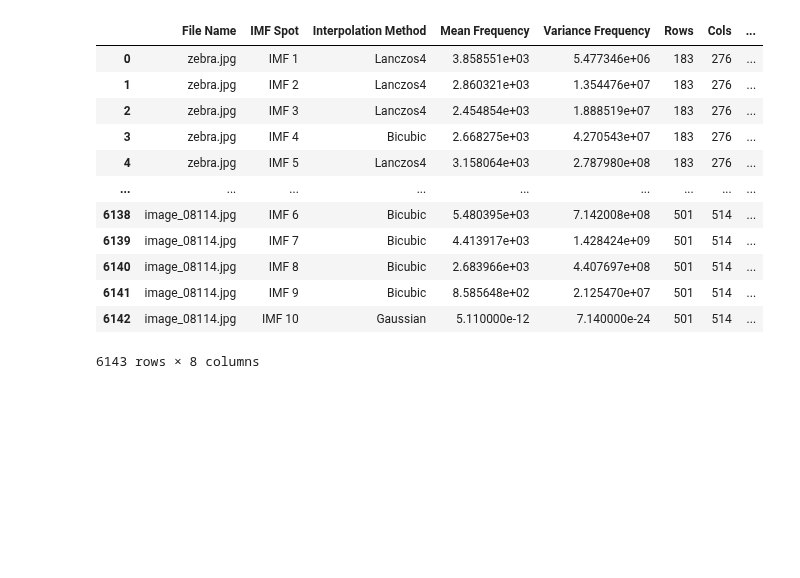
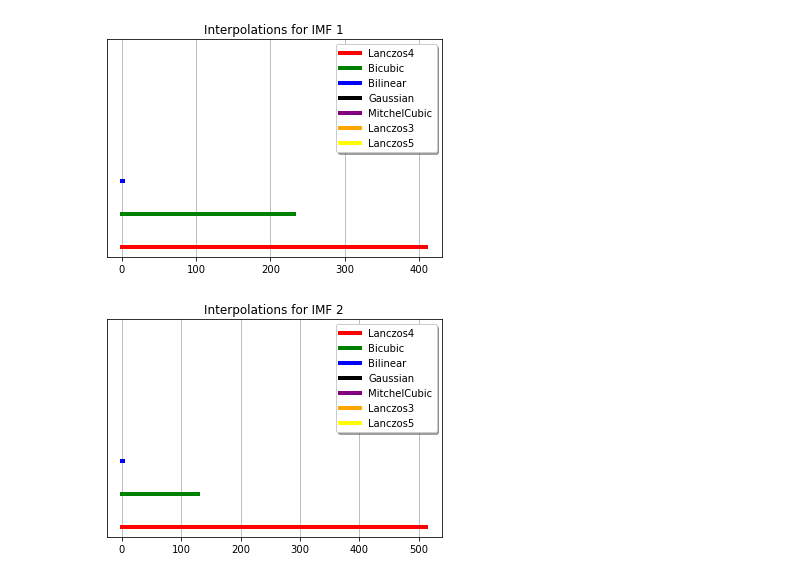
Before and after one commit to Matt88Ac/Hilbert-Huang-Transform-Super-Resolution, a Jupyter notebook: Interpolations_model.ipynb, the cells around one changed output. Saved outputs shown, nothing was run; the diff lists cells and outputs as text; code cells hidden in the pictures; blank space fills up the shorter version.

```diff
--- a/Interpolations_model.ipynb
+++ b/Interpolations_model.ipynb
@@ -6,18 +8,7 @@ import cv2
-# %%
-df = pd.read_csv('Interpolations.csv')
-to_work = df.copy()
-df
-# %% [output]
-|  | File Name | IMF Spot | Interpolation Method | Mean Frequency | Variance Frequency | Rows | Cols | ... |
-| 0 | zebra.jpg | IMF 1 | Lanczos4 | 3.858551e+03 | 5.477346e+06 | 183 | 276 | ... |
-| 1 | zebra.jpg | IMF 2 | Lanczos4 | 2.860321e+03 | 1.354476e+07 | 183 | 276 | ... |
-| 2 | zebra.jpg | IMF 3 | Lanczos4 | 2.454854e+03 | 1.888519e+07 | 183 | 276 | ... |
-| 3 | zebra.jpg | IMF 4 | Bicubic | 2.668275e+03 | 4.270543e+07 | 183 | 276 | ... |
-| 4 | zebra.jpg | IMF 5 | Lanczos4 | 3.158064e+03 | 2.787980e+08 | 183 | 276 | ... |
-| ... | ... | ... | ... | ... | ... | ... | ... | ... |
-| 6138 | image_08114.jpg | IMF 6 | Bicubic | 5.480395e+03 | 7.142008e+08 | 501 | 514 | ... |
-| 6139 | image_08114.jpg | IMF 7 | Bicubic | 4.413917e+03 | 1.428424e+09 | 501 | 514 | ... |
-| 6140 | image_08114.jpg | IMF 8 | Bicubic | 2.683966e+03 | 4.407697e+08 | 501 | 514 | ... |
-| 6141 | image_08114.jpg | IMF 9 | Bicubic | 8.585648e+02 | 2.125470e+07 | 501 | 514 | ... |
-| 6142 | image_08114.jpg | IMF 10 | Gaussian | 5.110000e-12 | 7.140000e-24 | 501 | 514 | ... |
-6143 rows × 8 columns
+# %%
+df = pd.read_csv('Interpolations.csv')
+df = df.drop(columns=['Channels'])
+df = df.apply(lambda x: x.astype('category') if x.dtype=='object' else x)
+to_work = df.copy()
+interpolations = to_work['Interpolation Method'].unique().astype(str)
+colors = ['r', 'g', 'b', 'black', 'purple', 'orange', 'yellow']
@@ -23,0 +17,20 @@ df
+# %%
+def imf_plot(imf: int):
+    temp = to_work[to_work['IMF Spot'] == 'IMF ' + str(imf)]
+    counts = np.array([])
+    for i in range(len(interpolations)):
+        x1 = temp[temp['Interpolation Method'] == interpolations[i]].count()[0]
+        x1 = np.linspace(0, x1, 2)
+        y = np.repeat((i + 1) * 6, 2)
+        counts = np.append(counts, plt.plot(x1, y, colors[i], linewidth = 4))
+    plt.title('Interpolations for IMF ' + str(imf))
+    plt.grid()
+    plt.yticks([])
+    plt.legend(counts, interpolations, fancybox=True, shadow=True, framealpha=1)
+imf_plot(1)
+# %% [output]
+[figure, added]
+# %%
+imf_plot(2)
+# %% [output]
+[figure, added]
```
Also changed, not shown: parts of 12 cells of this notebook.
